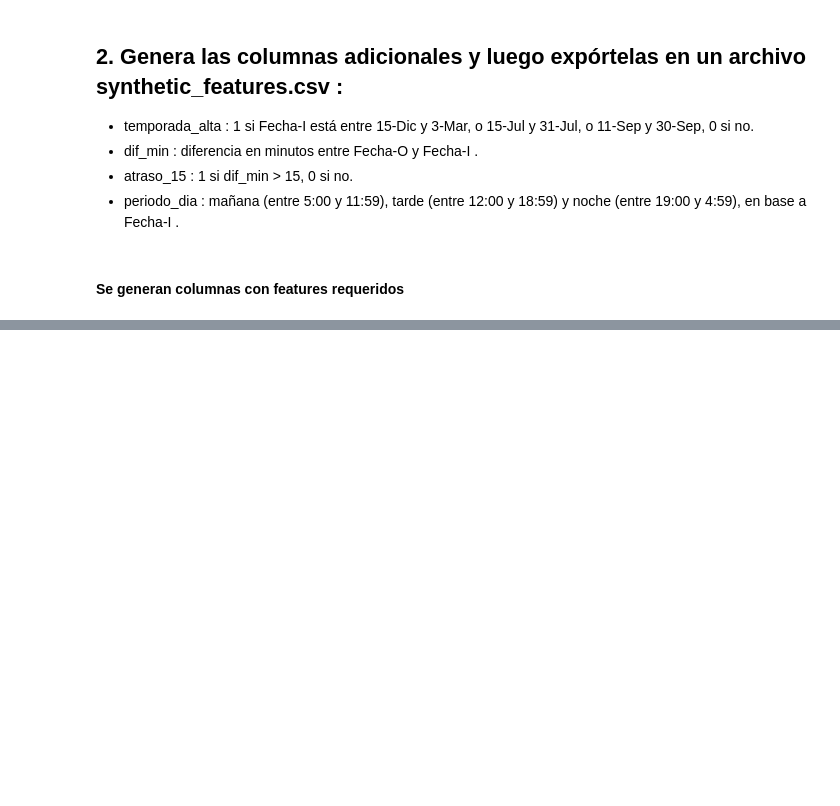
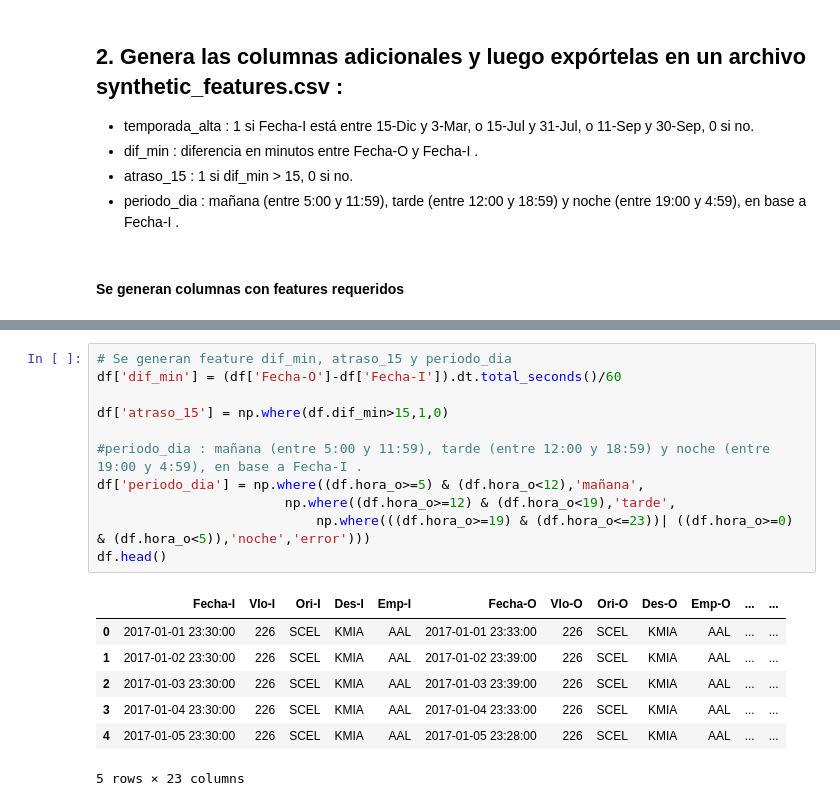
Before and after one commit to jesusfberrios/ds_challenge_latam, a Jupyter notebook: solution.ipynb, the cells around one changed output, grey strips where cells are left out. Saved outputs shown, nothing was run; the diff lists cells and outputs as text; blank space fills up the shorter version.

```diff
--- a/solution.ipynb
+++ b/solution.ipynb
@@ -309,0 +355,19 @@ df[df['Emp-I']!=df['Emp-O']][['Emp-I','Emp-O','OPERA','SIGLAORI']]\
+# %%
+# Se generan feature dif_min, atraso_15 y periodo_dia
+df['dif_min'] = (df['Fecha-O']-df['Fecha-I']).dt.total_seconds()/60
+
+df['atraso_15'] = np.where(df.dif_min>15,1,0)
+
+#periodo_dia : mañana (entre 5:00 y 11:59), tarde (entre 12:00 y 18:59) y noche (entre 19:00 y 4:59), en base a Fecha-I .
+df['periodo_dia'] = np.where((df.hora_o>=5) & (df.hora_o<12),'mañana',
+                        np.where((df.hora_o>=12) & (df.hora_o<19),'tarde',
+                            np.where(((df.hora_o>=19) & (df.hora_o<=23))| ((df.hora_o>=0) & (df.hora_o<5)),'noche','error')))
+df.head()
+# %% [output]
+|  | Fecha-I | Vlo-I | Ori-I | Des-I | Emp-I | Fecha-O | Vlo-O | Ori-O | Des-O | Emp-O | ... | ... |
+| 0 | 2017-01-01 23:30:00 | 226 | SCEL | KMIA | AAL | 2017-01-01 23:33:00 | 226 | SCEL | KMIA | AAL | ... | ... |
+| 1 | 2017-01-02 23:30:00 | 226 | SCEL | KMIA | AAL | 2017-01-02 23:39:00 | 226 | SCEL | KMIA | AAL | ... | ... |
+| 2 | 2017-01-03 23:30:00 | 226 | SCEL | KMIA | AAL | 2017-01-03 23:39:00 | 226 | SCEL | KMIA | AAL | ... | ... |
+| 3 | 2017-01-04 23:30:00 | 226 | SCEL | KMIA | AAL | 2017-01-04 23:33:00 | 226 | SCEL | KMIA | AAL | ... | ... |
+| 4 | 2017-01-05 23:30:00 | 226 | SCEL | KMIA | AAL | 2017-01-05 23:28:00 | 226 | SCEL | KMIA | AAL | ... | ... |
+5 rows × 23 columns
```
Also changed, not shown: parts of 6 cells of this notebook, 1 other file.
